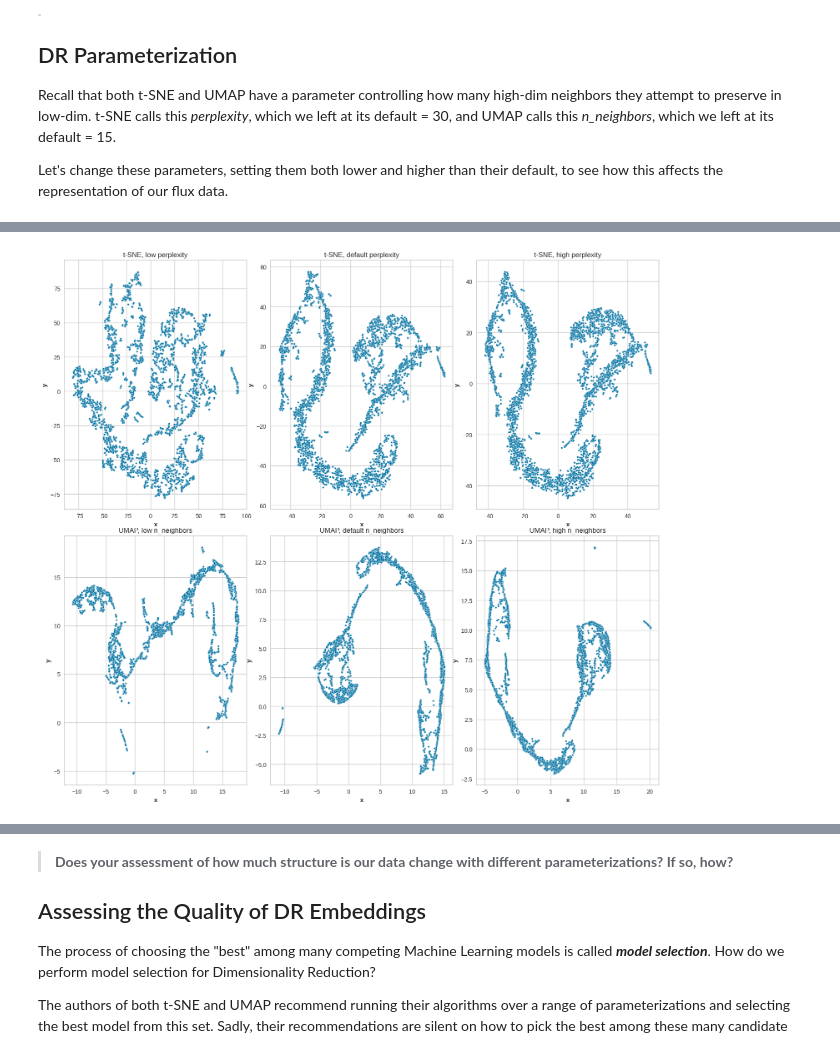
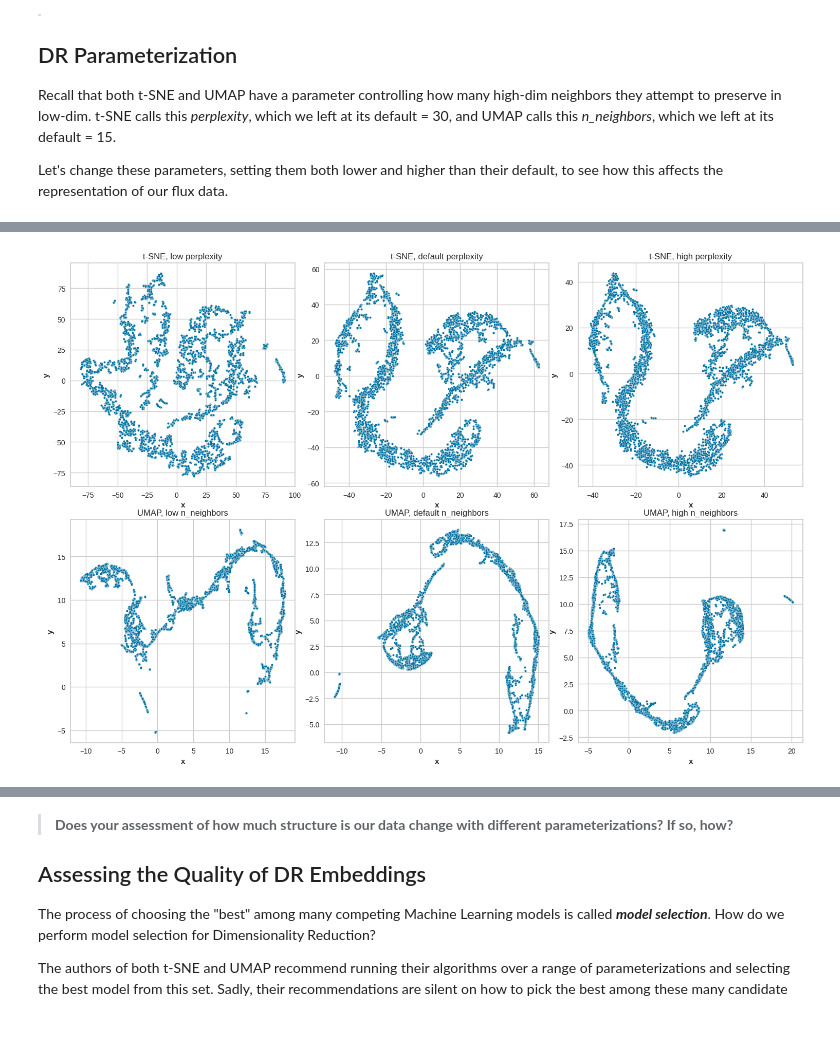
Before and after one commit to jt-ut/GaiaREU, a Jupyter notebook: GaiaREU-ML_v1.ipynb, the cells around one changed output, grey strips where cells are left out. Cells and saved outputs as stored; diff of their text form; code cells hidden in the pictures; blank space fills up the shorter version.

```diff
--- a/GaiaREU-ML_v1.ipynb
+++ b/GaiaREU-ML_v1.ipynb
@@ -294,17 +294,17 @@ Fri Jul  7 13:11:18 2023 Finished embedding
 # %%
 ## Visualize the original embeddings along with their lo/hi parameterized counterparts
-plt.rcParams['figure.figsize'] = (15,10)
+plt.rcParams['figure.figsize'] = (15,7.5)
 fig, axes = plt.subplots(2, 3)
 fig.tight_layout()
 fig.subplots_adjust(top=1.3);
 sns.scatterplot(x='x', y='y', data = X_tsne_lo, s=10, ax=axes[0][0]).set(title='t-SNE, low perplexity')
 sns.scatterplot(x='x', y='y', data = X_tsne, s=10, ax=axes[0][1]).set(title='t-SNE, default perplexity')
 sns.scatterplot(x='x', y='y', data = X_tsne_hi, s=10, ax=axes[0][2]).set(title='t-SNE, high perplexity')
 sns.scatterplot(x='x', y='y', data = X_umap_lo, s=10, ax=axes[1][0]).set(title='UMAP, low n_neighbors')
 sns.scatterplot(x='x', y='y', data = X_umap, s=10, ax=axes[1][1]).set(title='UMAP, default n_neighbors')
 sns.scatterplot(x='x', y='y', data = X_umap_hi, s=10, ax=axes[1][2]).set(title='UMAP, high n_neighbors')
 plt.show()
 # %% [output]
-[figure, old version]
+[figure, new version]
 # %%
 ## Smoothed versions of the above
```
Also changed, not shown: parts of 17 cells of this notebook.
